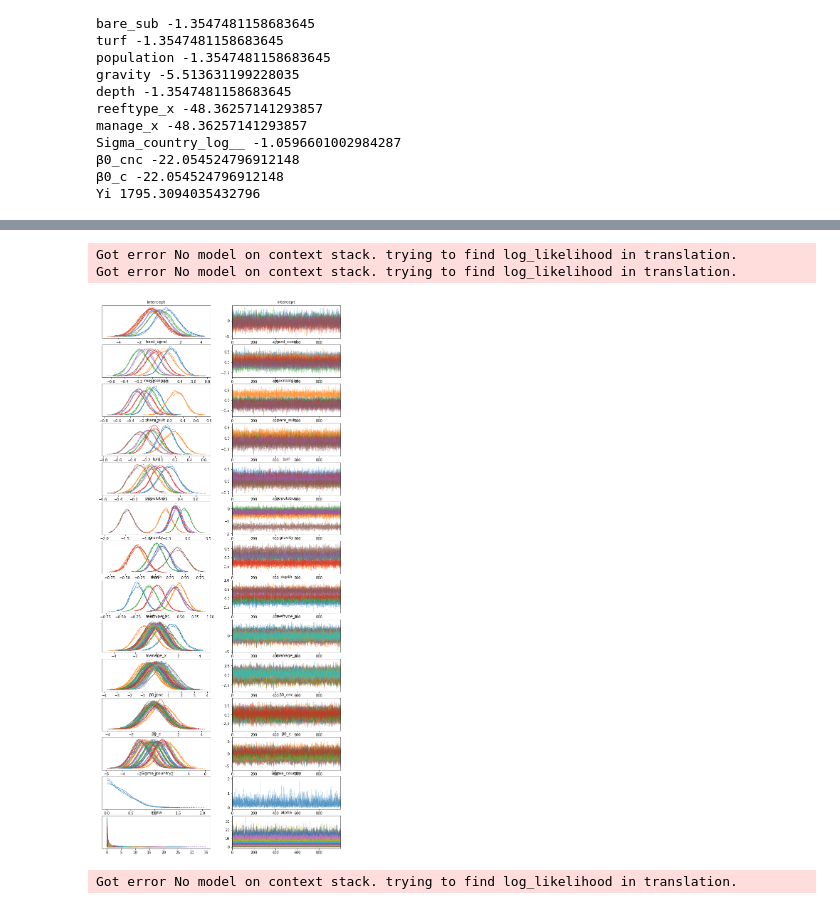
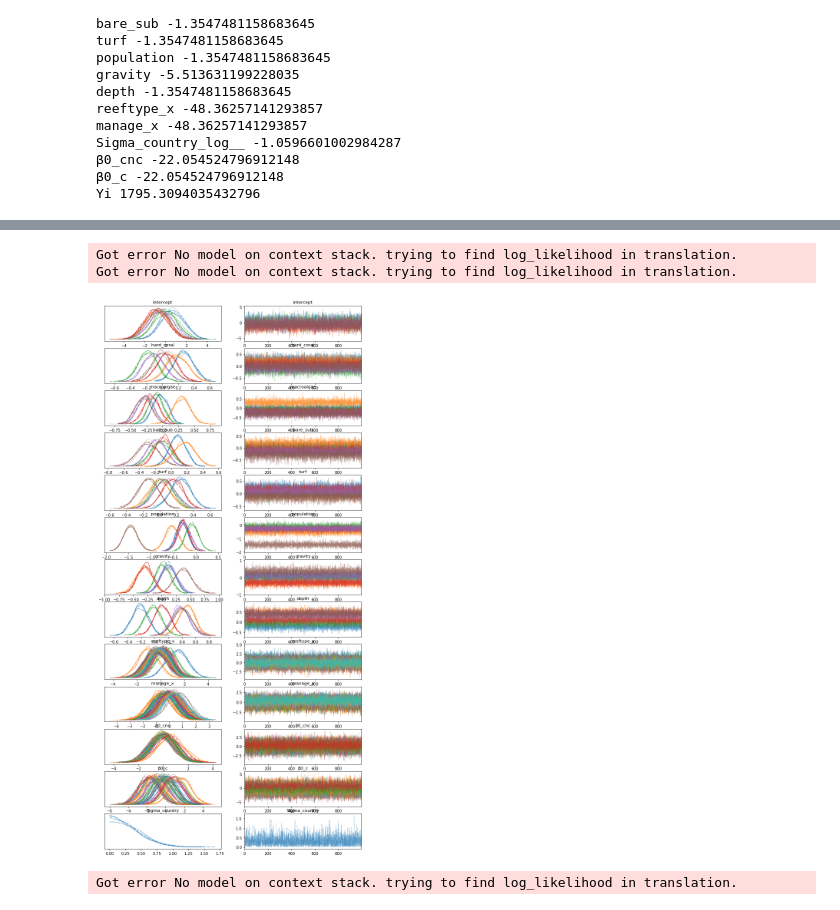
Before and after one commit to jpwrobinson/nutrient-productivity, a Jupyter notebook: py-notebook/NutProd_Dirichlet_pymc3.ipynb, the cells around one changed output, grey strips where cells are left out. Saved outputs shown, nothing was run; the diff lists cells and outputs as text; code cells hidden in the pictures.

```diff
--- a/py-notebook/NutProd_Dirichlet_pymc3.ipynb
+++ b/py-notebook/NutProd_Dirichlet_pymc3.ipynb
@@ -131,7 +167,7 @@ with pm.Model(coords=coords) as BDM:
     reeftype_x = pm.Normal("reeftype_x", 0, 2, shape = (len(reef_type), nfg))
     manage_x = pm.Normal("manage_x", 0, 2, shape = (len(manage), nfg))
 
-    # country nested in global intrcept
+    # country nested in global intercept
     σ_c = pm.Exponential('Sigma_country', 1)
     β0_cnc = pm.Normal('β0_cnc', 0, 1, shape = (len(country), nfg))
     β0_c = pm.Normal('β0_c', intercept+β0_cnc*σ_c, shape = (len(country), nfg))
@@ -150,6 +186,25 @@ with pm.Model(coords=coords) as BDM:
                                          gravity*grav_nc[:,None] + population*pop[:,None]+
                                          depth*dep[:,None]))
     Yi = pm.Dirichlet('Yi', α, observed=y)
+
+    # Covariate predictions
+    gravG = np.linspace(min(grav_nc),max(grav_nc), num=100)
+    α2 = pm.Deterministic('alpha2', tt.exp(intercept+gravity*gravG[:,None]))
+
+    coralG = np.linspace(min(hc),max(hc), num=100)
+    α3 = pm.Deterministic('alpha3', tt.exp(intercept+hard_coral*coralG[:,None]))
+
+    macroG = np.linspace(min(ma),max(ma), num=100)
+    α4 = pm.Deterministic('alpha4', tt.exp(intercept+macroalgae*macroG[:,None]))
+
+    bareG = np.linspace(min(bs),max(bs), num=100)
+    α5 = pm.Deterministic('alpha5', tt.exp(intercept+bare_sub*bareG[:,None]))
+
+    turfG = np.linspace(min(ta),max(ta), num=100)
+    α6 = pm.Deterministic('alpha6', tt.exp(intercept+turf*turfG[:,None]))
+
+    manageG = np.linspace(0, 4, num = 5).astype(int)
+    α7 = pm.Deterministic('alpha7', tt.exp(intercept+manage_x[manageG,:None]))
 # %% [markdown]
 Note the `[:,None]` in the code is to broadcast the predictor measurements across all fish functional groups.
 # %%
@@ -183,11 +238,10 @@ Sampling 4 chains for 1_000 tune and 1_000 draw iterations (4_000 + 4_000 draws
 # %%
-# pm.plot_trace(trace_dm);
-# pm.summary(trace_dm)
 # Plot traces
-pm.plot_trace(trace_dm).ravel()[0].figure.savefig('Zinc_Trace.jpg')
+pm.plot_trace(trace_dm, var_names=['~^alpha'], filter_vars="regex").ravel()[0].figure.savefig('Zinc_Trace.jpg')
+# pm.summary(trace_dm, var_names=['~^alpha'], filter_vars="regex")
 # %% [output]
 Got error No model on context stack. trying to find log_likelihood in translation.
 Got error No model on context stack. trying to find log_likelihood in translation.
-[figure, old version]
+[figure, new version]
 # %%
 # Export summary stats
```
Also changed, not shown: parts of 7 cells of this notebook, 9 other files.
